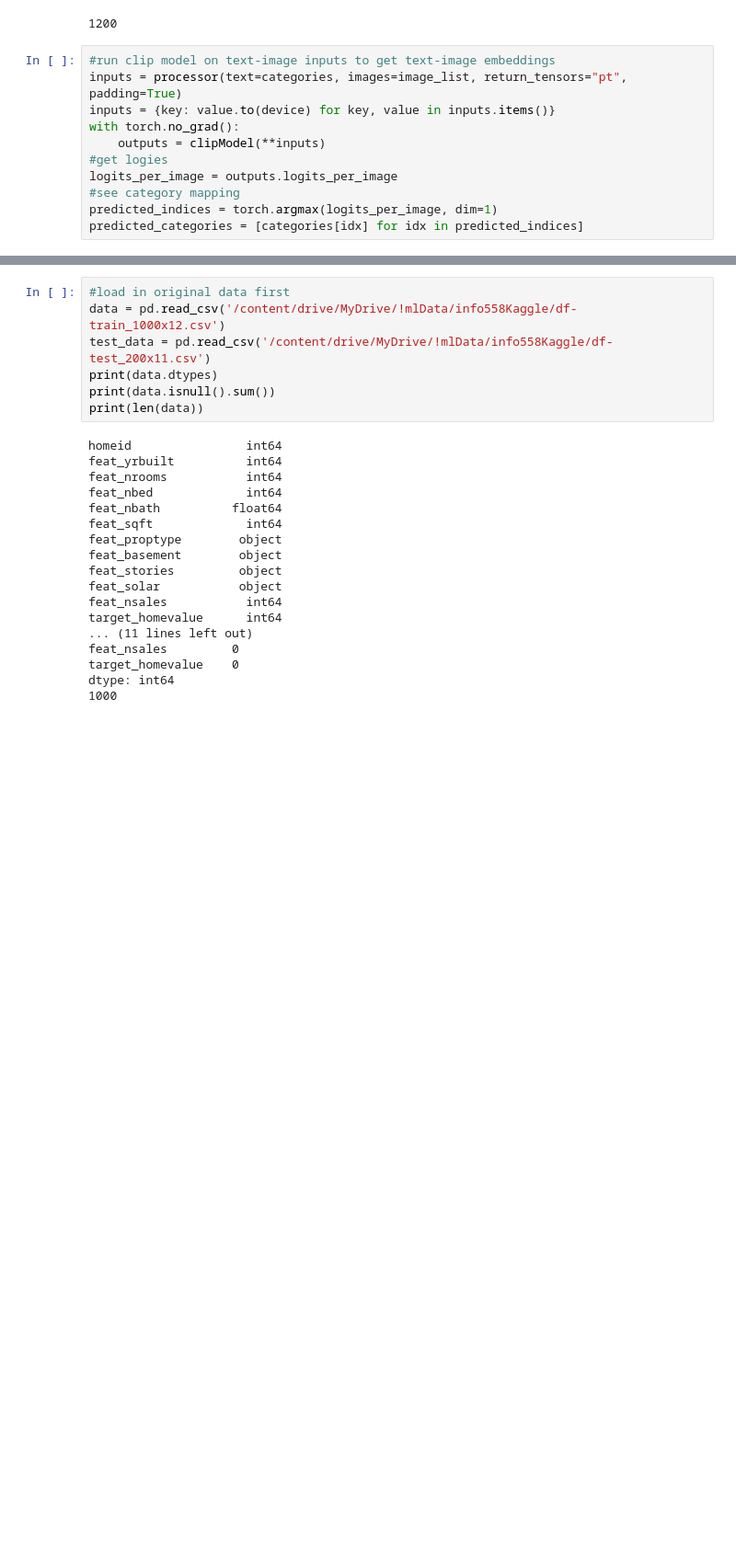
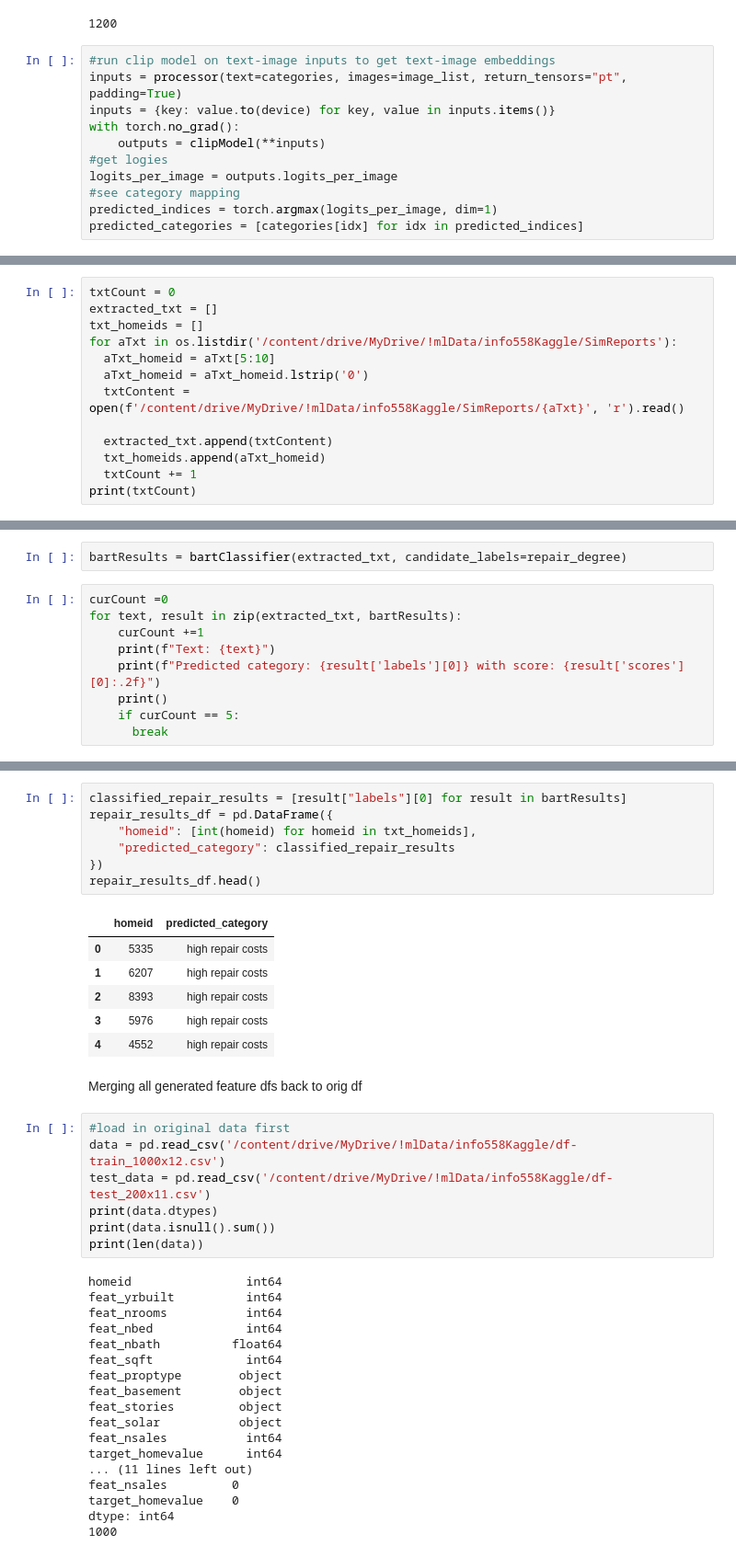
Before and after one commit to SmallChungus1/multiModalRegressionHousingPrice, a Jupyter notebook: Info558FL24KaggleHanson.ipynb, the cells around one changed output, grey strips where cells are left out. Shown at 92% size. Saved outputs shown, nothing was run; the diff lists cells and outputs as text; blank space fills up the shorter version.

```diff
--- a/Info558FL24KaggleHanson.ipynb
+++ b/Info558FL24KaggleHanson.ipynb
@@ -137,0 +136,13 @@ clip_results_df.head()
+# %%
+txtCount = 0
+extracted_txt = []
+txt_homeids = []
+for aTxt in os.listdir('/content/drive/MyDrive/!mlData/info558Kaggle/SimReports'):
+  aTxt_homeid = aTxt[5:10]
+  aTxt_homeid = aTxt_homeid.lstrip('0')
+  txtContent = open(f'/content/drive/MyDrive/!mlData/info558Kaggle/SimReports/{aTxt}', 'r').read()
+
+  extracted_txt.append(txtContent)
+  txt_homeids.append(aTxt_homeid)
+  txtCount += 1
+print(txtCount)
@@ -137,0 +151,11 @@ clip_results_df.head()
+# %%
+bartResults = bartClassifier(extracted_txt, candidate_labels=repair_degree)
+# %%
+curCount =0
+for text, result in zip(extracted_txt, bartResults):
+    curCount +=1
+    print(f"Text: {text}")
+    print(f"Predicted category: {result['labels'][0]} with score: {result['scores'][0]:.2f}")
+    print()
+    if curCount == 5:
+      break
@@ -138,3 +180,19 @@ clip_results_df.head()
+# %%
+classified_repair_results = [result["labels"][0] for result in bartResults]
+repair_results_df = pd.DataFrame({
+    "homeid": [int(homeid) for homeid in txt_homeids],
+    "predicted_category": classified_repair_results
+})
+repair_results_df.head()
+# %% [output]
+|  | homeid | predicted_category |
+| 0 | 5335 | high repair costs |
+| 1 | 6207 | high repair costs |
+| 2 | 8393 | high repair costs |
+| 3 | 5976 | high repair costs |
+| 4 | 4552 | high repair costs |
+# %% [markdown]
+Merging all generated feature dfs back to orig df
 # %%
 #load in original data first
 data = pd.read_csv('/content/drive/MyDrive/!mlData/info558Kaggle/df-train_1000x12.csv')
```
Also changed, not shown: parts of 18 cells of this notebook.
